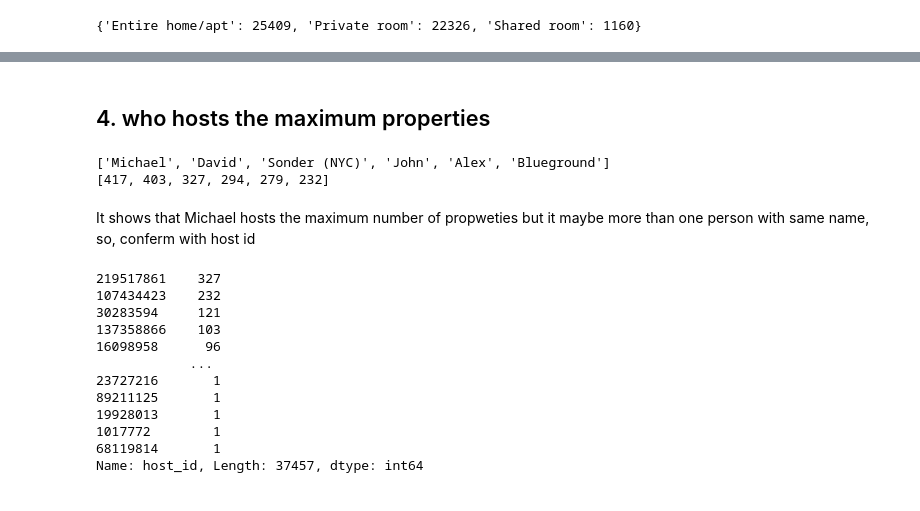
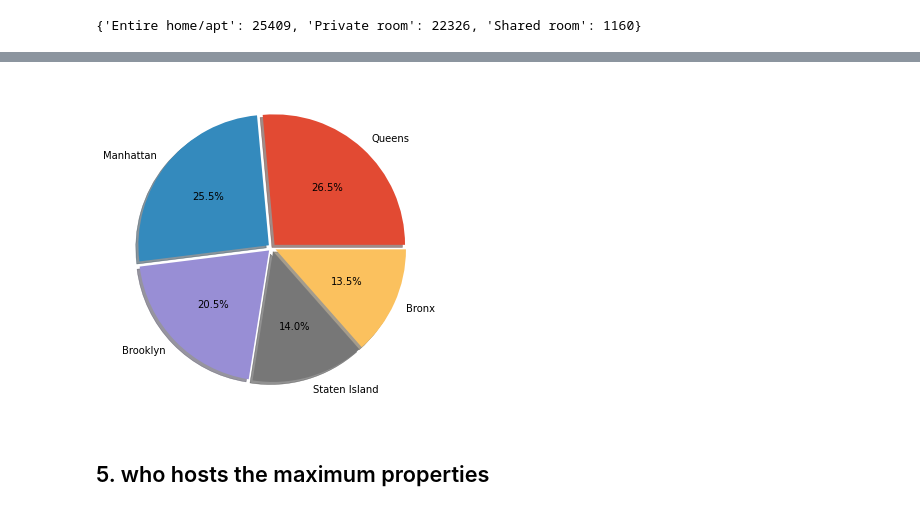
Before and after one commit to tarun422/AirBnb-Data-Analysis, a Jupyter notebook: AirBnb_Booking_Analysis.ipynb, the cells around one changed output, grey strips where cells are left out. Drawn from its saved outputs; the diff is of its cells as text; code cells hidden in the pictures.

```diff
--- a/AirBnb_Booking_Analysis.ipynb
+++ b/AirBnb_Booking_Analysis.ipynb
@@ -419,0 +434,18 @@ plt.show()
+# %%
+# group the neighbourhood_group by groupby method
+neighbourhood_reviews = anb_df.groupby(['neighbourhood_group'])
+
+# combine with number_of reviews
+neighbourhood_reviews = anb_df.groupby(['neighbourhood_group'])['number_of_reviews']
+
+# getting the maximum using max function
+neighbourhood_reviews = anb_df.groupby(['neighbourhood_group'])['number_of_reviews'].max()
+
+# Sort the values by sort_value method
+neighbourhood_reviews = anb_df.groupby(['neighbourhood_group'])['number_of_reviews'].max().sort_values(ascending = False)
+
+# reset the index using reset_index method
+neighbourhood_reviews = anb_df.groupby(['neighbourhood_group'])['number_of_reviews'].max().sort_values(ascending = False).reset_index()
+
+# print the dataframe
+neighbourhood_reviews
@@ -420,2 +459,12 @@ plt.show()
+# %%
+# plot pie chart of number of reviews with respect of there neighbourhood
+
+neighbourhood_reviews_value=neighbourhood_reviews['number_of_reviews']
+neighbourhood_reviews_label=neighbourhood_reviews['neighbourhood_group']
+explode_b=[0.03,0.03,0.03,0.03,0.03]
+plt.pie(neighbourhood_reviews_value,labels=neighbourhood_reviews_label,autopct='%0.1f%%',shadow=True,explode=explode_b)
+plt.show()
+# %% [output]
+[figure, added]
 # %% [markdown]
-## 4. who hosts the maximum properties
+## 5. who hosts the maximum properties
@@ -424,25 +470,0 @@ xyz=dict(anb_df.groupby(['host_name']).size().sort_values(ascending=False))
-# %%
-xyzx=list(xyz.keys())[:6]
-xyzy=list(xyz.values())[:6]
-print(xyzx)
-print(xyzy)
-# %% [output]
-['Michael', 'David', 'Sonder (NYC)', 'John', 'Alex', 'Blueground']
-[417, 403, 327, 294, 279, 232]
-# %% [markdown]
-It shows that Michael hosts the maximum number of propweties but it maybe more than one person with same name, so, conferm with host id
-# %%
-anb_df['host_id'].value_counts()
-# %% [output]
-219517861    327
-107434423    232
-30283594     121
-137358866    103
-16098958      96
-            ...
-23727216       1
-89211125       1
-19928013       1
-1017772        1
-68119814       1
-Name: host_id, Length: 37457, dtype: int64
```
Also changed, not shown: parts of 17 cells of this notebook.
